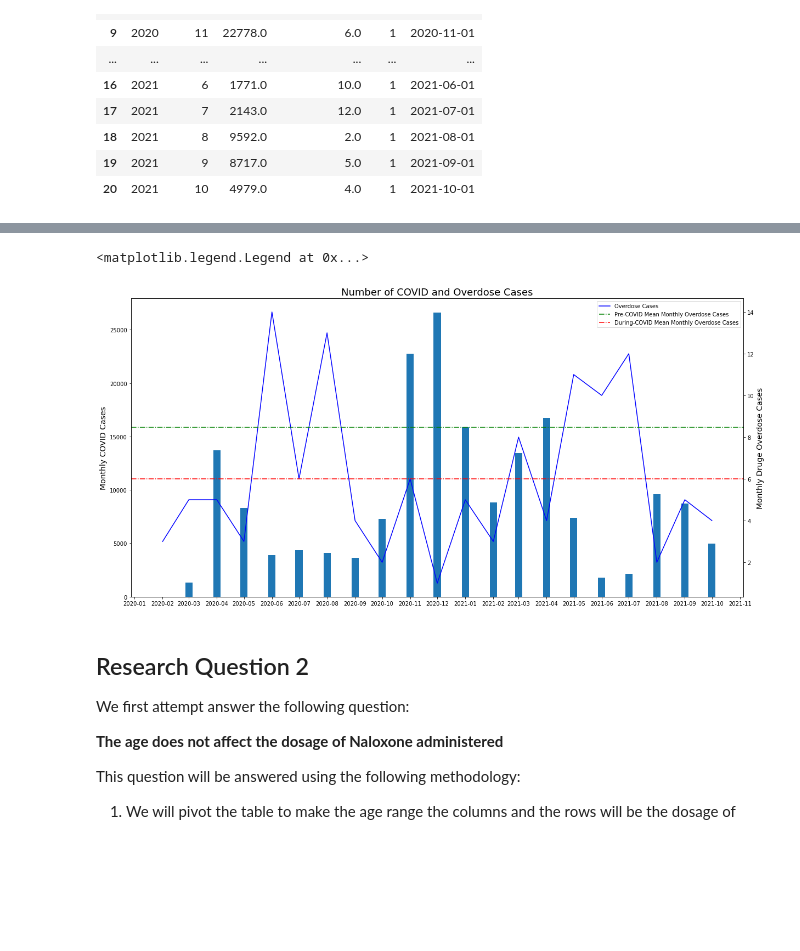
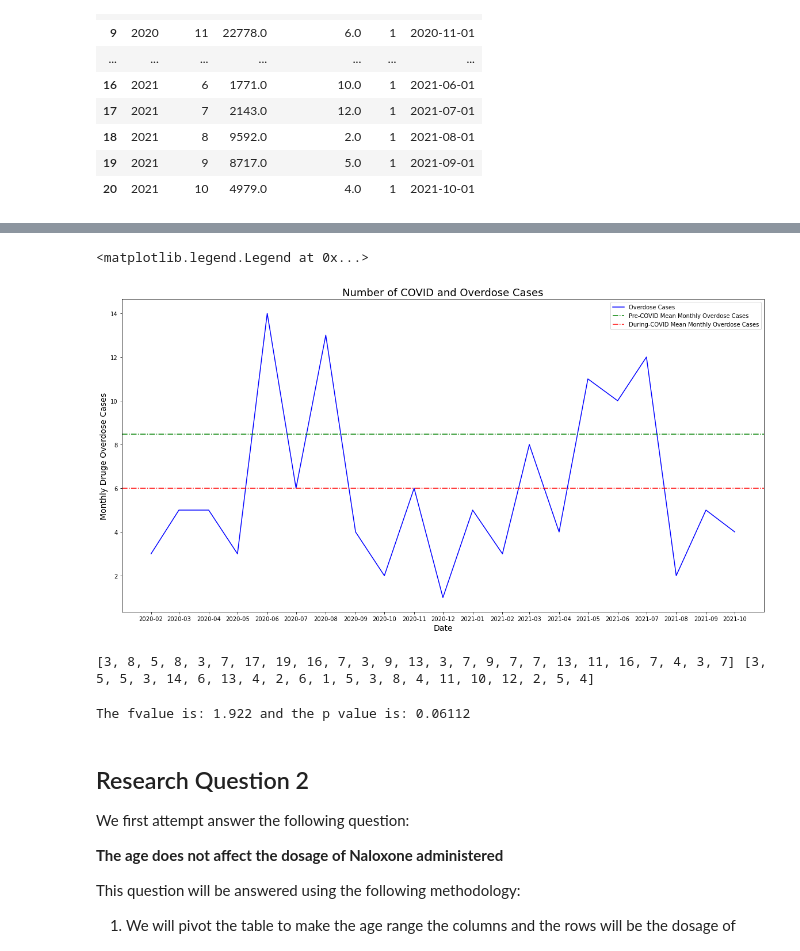
Before and after one commit to sharma-apoorv/data-512-project, a Jupyter notebook: src/A5-Extension.ipynb, the cells around one changed output, grey strips where cells are left out. Cells and saved outputs as stored; diff of their text form; code cells hidden in the pictures; blank space fills up the shorter version.

```diff
--- a/src/A5-Extension.ipynb
+++ b/src/A5-Extension.ipynb
@@ -196,35 +196,46 @@ ax2.legend()
 # %%
 plt.figure(figsize=(20,10))
 ax = plt.gca()
-ax2 = ax.twinx()
+# ax2 = ax.twinx()
 
 # Create lines and choose characteristics
-ax.bar('Date', 'Cases', data=case_counts_date, width=8)
-ax2.plot('Date', 'Overdose Case', 'b', data=case_counts_date, label='Overdose Cases')
+# ax.bar('Date', 'Cases', data=case_counts_date, width=8)
+ax.plot('Date', 'Overdose Case', 'b', data=case_counts_date, label='Overdose Cases')
 
-ax2.axhline(y=overdose_pen_precovid_monthly_df['Overdose Case'].mean(), color='g', linestyle='dashdot', label='Pre-COVID Mean Monthly Overdose Cases')
-ax2.axhline(y=overdose_pen_duringcovid_monthly_df['Overdose Case'].mean(), color='r', linestyle='dashdot', label='During-COVID Mean Monthly Overdose Cases')
+ax.axhline(y=overdose_pen_precovid_monthly_df['Overdose Case'].mean(), color='g', linestyle='dashdot', label='Pre-COVID Mean Monthly Overdose Cases')
+ax.axhline(y=overdose_pen_duringcovid_monthly_df['Overdose Case'].mean(), color='r', linestyle='dashdot', label='During-COVID Mean Monthly Overdose Cases')
 
 # format the x-ticks
 years = mdates.YearLocator()   # every year
 months = mdates.MonthLocator()  # every month
 yearsFmt = mdates.DateFormatter('%Y-%m')
 
 ax.xaxis.set_major_locator(months)
 ax.xaxis.set_major_formatter(yearsFmt)
 # ax.xaxis.set_minor_locator(months)
 
 # # Add title and axis names
 plt.title(f'Number of COVID and Overdose Cases', fontsize=18)
 plt.xlabel('Date', fontsize=14)
-ax.set_ylabel('Monthly COVID Cases', fontsize=14)
-ax2.set_ylabel('Monthly Druge Overdose Cases', fontsize=14)
+# ax.set_ylabel('Monthly COVID Cases', fontsize=14)
+ax.set_ylabel('Monthly Druge Overdose Cases', fontsize=14)
 
 #ax.grid()
-ax2.legend()
+ax.legend()
 # %% [output]
 <matplotlib.legend.Legend at 0x...>
-[figure, old version]
+[figure, new version]
+# %%
+pre_coivd_overdose_cases = list(overdose_pen_precovid_monthly_df['Overdose Case'])
+during_coivd_overdose_cases = list(overdose_pen_duringcovid_monthly_df['Overdose Case'])
+print(pre_coivd_overdose_cases, during_coivd_overdose_cases)
+# %% [output]
+[3, 8, 5, 8, 3, 7, 17, 19, 16, 7, 3, 9, 13, 3, 7, 9, 7, 7, 13, 11, 16, 7, 4, 3, 7] [3, 5, 5, 3, 14, 6, 13, 4, 2, 6, 1, 5, 3, 8, 4, 11, 10, 12, 2, 5, 4]
+# %%
+tvalue, pvalue = stats.ttest_ind(pre_coivd_overdose_cases, during_coivd_overdose_cases)
+print(f'The fvalue is: {tvalue:.4} and the p value is: {pvalue:.4}')
+# %% [output]
+The fvalue is: 1.922 and the p value is: 0.06112
 # %% [markdown]
 ## Research Question 2
 
```
Also changed, not shown: parts of 30 cells of this notebook.
